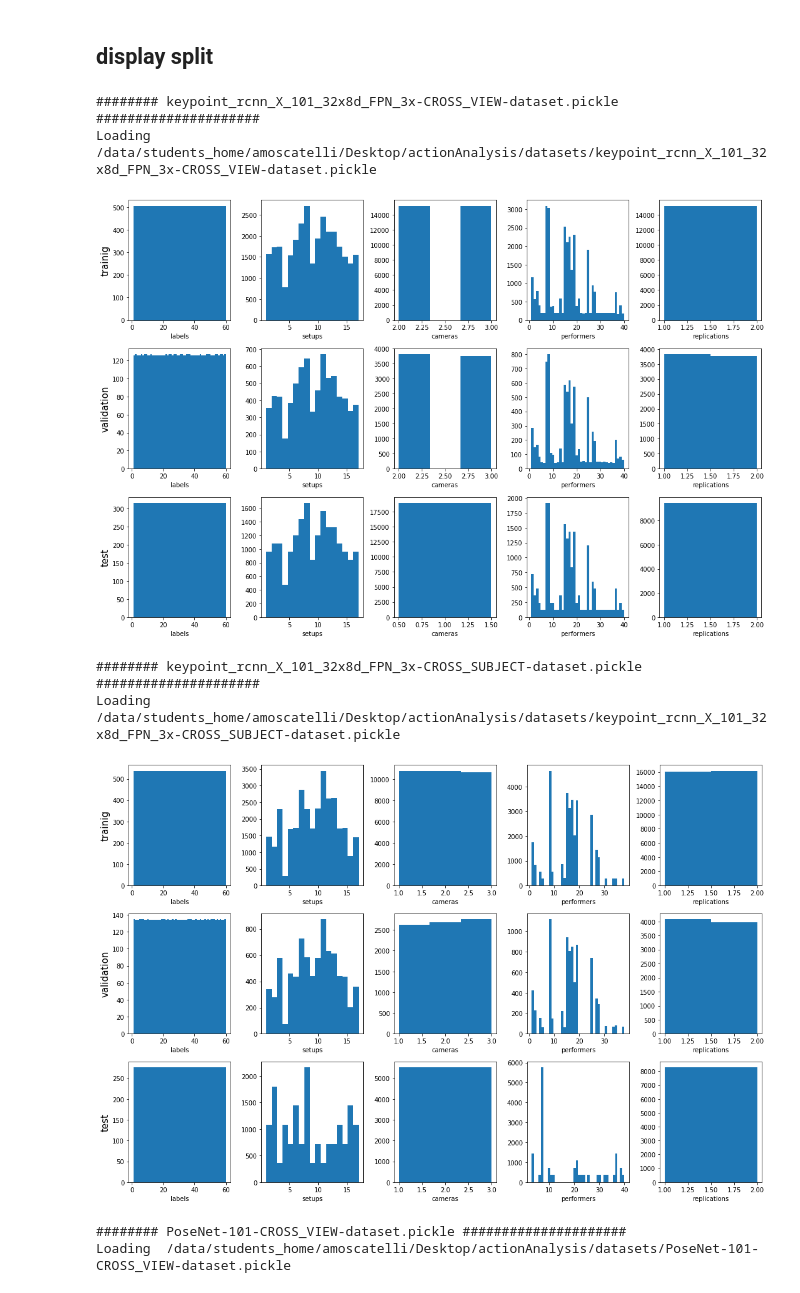
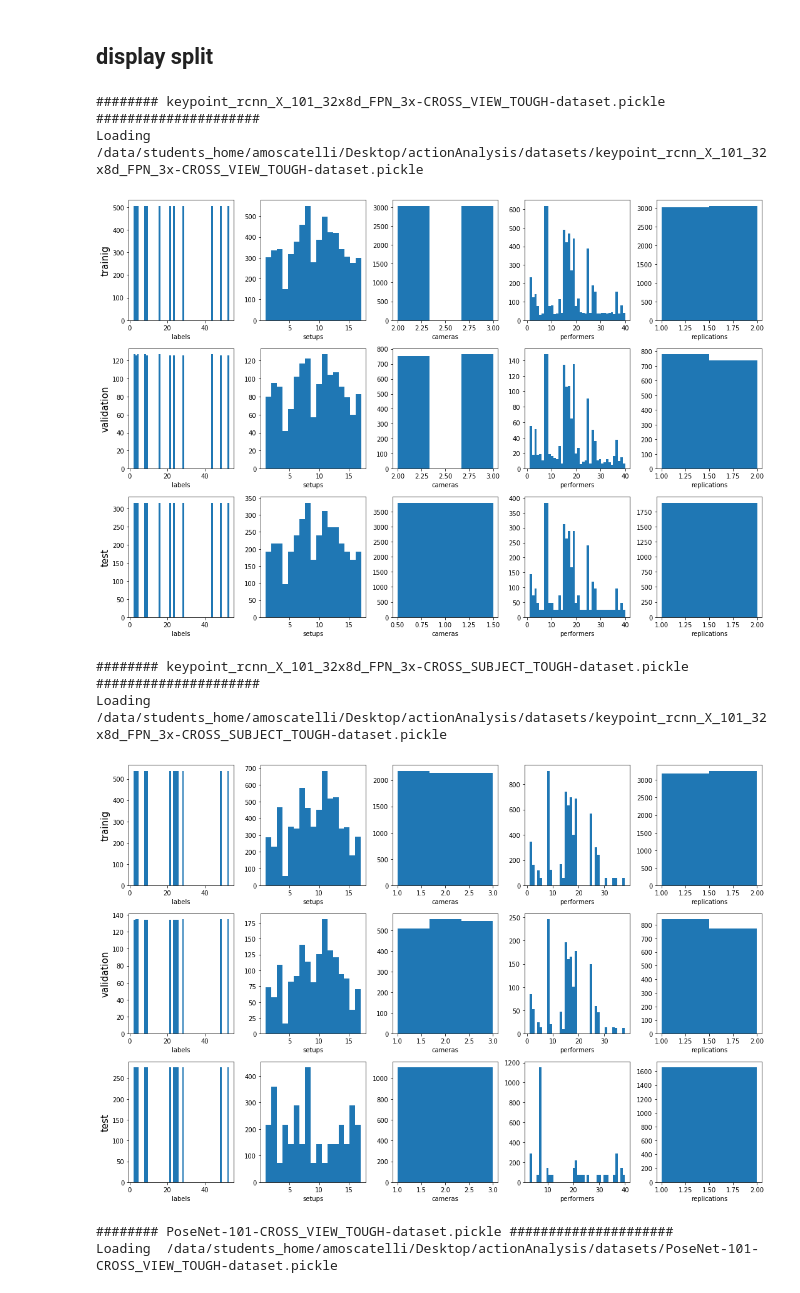
Before and after one commit to Andrea-moscatelli/tesiMagistrale, a Jupyter notebook: src/DatasetCreator.ipynb, the cells around one changed output. Cells and saved outputs as stored; diff of their text form; code cells hidden in the pictures.

```diff
--- a/src/DatasetCreator.ipynb
+++ b/src/DatasetCreator.ipynb
@@ -195,12 +195,12 @@ def extractBestPosesAlongTheVideo(pose_scores_video, keypoint_coords_video, numb
     scorePosesRank = np.mean(alignedPoseScores, axis=0)
     posesIndexRank = scorePosesRank.argsort()[::-1]
 
-    secondPersonDetected = True
+    isSecondPersonDetected = True
     if numberOfPosesToExtract == 1:
         bestPoseKeypointCoords = alignedCoords[:,posesIndexRank[0]]
     elif numberOfPosesToExtract == 2:
         if len(posesIndexRank) == 1:
-            secondPersonDetected = False
+            isSecondPersonDetected = False
             bestPoseKeypointCoords = np.concatenate((
                                                     alignedCoords[:,posesIndexRank[0]],
                                                     np.zeros( #concatenate it with a bunch of zeros whit the same shape
@@ -214,7 +214,7 @@ def extractBestPosesAlongTheVideo(pose_scores_video, keypoint_coords_video, numb
     else:
         raise Exception("So far, it's possible to extract maximum 2 people from the video.")
 
-    return bestPoseKeypointCoords, secondPersonDetected
+    return bestPoseKeypointCoords, isSecondPersonDetected
 # %% [markdown]
 ## PoseNet
 # %%
@@ -262,11 +262,11 @@ def getPoseNetResult(labelsToAnalyse, inputFolder = "/data/students_home/amoscat
 
         numberOfPosesToExtract = 1 if target < 50 else 2
 
-        bestPosesKeypointCoords, secondPersonDetected = extractBestPosesAlongTheVideo(pose_scores_video,
+        bestPosesKeypointCoords, isSecondPersonDetected = extractBestPosesAlongTheVideo(pose_scores_video,
                                                                 keypoint_coords_video,
                                                                 numberOfPosesToExtract)
 
-        if not secondPersonDetected:
+        if not isSecondPersonDetected:
             print("The second person is not recognized in the whole video:", basename(avf))
 
 
@@ -343,11 +343,11 @@ def getDetectronResult(labelsToAnalyse, inputFolder = "/data/students_home/amosc
 
         numberOfPosesToExtract = 1 if target < 50 else 2
 
-        bestPoses, secondPersonDetected = extractBestPosesAlongTheVideo(
+        bestPoses, isSecondPersonDetected = extractBestPosesAlongTheVideo(
             pose_scores_video, keypoint_coords_video, numberOfPosesToExtract
         )
 
-        if not secondPersonDetected:
+        if not isSecondPersonDetected:
             print("The second person is not recognized in the whole video:", basename(avf))
 
 
@@ -1280,19 +1268,21 @@ def checkCorrectnessDatasetCrossView(splitDataset, TRAINING_CAMERAS = [2, 3]):
     cameraTest.sort()
     assert cameraTest == TEST_CAMERAS
 # %%
-with open(DATASET_FOLDER+"PoseNet-101-CROSS_SUBJECT-dataset.pickle","rb") as file_in:
+type_of_cross_subj_dataset = "CROSS_SUBJECT_TOUGH-dataset.pickle"
+type_of_cross_view_dataset = "CROSS_VIEW_TOUGH-dataset.pickle"
+with open(DATASET_FOLDER+"PoseNet-101-"+type_of_cross_subj_dataset,"rb") as file_in:
         posenetCrossSubjectSplit = pickle.load(file_in)
 checkCorrectnessDatasetCrossSubject(posenetCrossSubjectSplit)
 
-with open(DATASET_FOLDER+"PoseNet-101-CROSS_VIEW-dataset.pickle","rb") as file_in:
+with open(DATASET_FOLDER+"PoseNet-101-"+type_of_cross_view_dataset,"rb") as file_in:
         posenetCrossViewSplit = pickle.load(file_in)
 checkCorrectnessDatasetCrossView(posenetCrossViewSplit)
 
-with open(DATASET_FOLDER+"keypoint_rcnn_X_101_32x8d_FPN_3x-CROSS_SUBJECT-dataset.pickle","rb") as file_in:
+with open(DATASET_FOLDER+"keypoint_rcnn_X_101_32x8d_FPN_3x-"+type_of_cross_subj_dataset,"rb") as file_in:
         detectronCrossSubjectSplit = pickle.load(file_in)
 checkCorrectnessDatasetCrossSubject(detectronCrossSubjectSplit)
 
-with open(DATASET_FOLDER+"keypoint_rcnn_X_101_32x8d_FPN_3x-CROSS_VIEW-dataset.pickle","rb") as file_in:
+with open(DATASET_FOLDER+"keypoint_rcnn_X_101_32x8d_FPN_3x-"+type_of_cross_view_dataset,"rb") as file_in:
         detectronCrossViewSplit = pickle.load(file_in)
 checkCorrectnessDatasetCrossView(detectronCrossViewSplit)
 print("DONE")
@@ -1371,40 +1356,43 @@ testSet_1[2],testSet_2[2]
 # %%
 import matplotlib.pyplot as plt
 import pickle
 
+type_of_cross_subj_dataset = "CROSS_SUBJECT_TOUGH-dataset.pickle"
+type_of_cross_view_dataset = "CROSS_VIEW_TOUGH-dataset.pickle"
+
 DATASET_FOLDER = "/data/students_home/amoscatelli/Desktop/actionAnalysis/datasets/"
 datasetNames = [
-    "keypoint_rcnn_X_101_32x8d_FPN_3x-CROSS_VIEW-dataset.pickle",
-    "keypoint_rcnn_X_101_32x8d_FPN_3x-CROSS_SUBJECT-dataset.pickle",
-    "PoseNet-101-CROSS_VIEW-dataset.pickle",
-    "PoseNet-101-CROSS_SUBJECT-dataset.pickle"
+    "keypoint_rcnn_X_101_32x8d_FPN_3x-"+type_of_cross_view_dataset,
+    "keypoint_rcnn_X_101_32x8d_FPN_3x-"+type_of_cross_subj_dataset,
+    "PoseNet-101-"+type_of_cross_view_dataset,
+    "PoseNet-101-"+type_of_cross_subj_dataset
 ]
 
 for datasetName in datasetNames:
     print("######## {} #####################".format(datasetName))
     datasetPath = DATASET_FOLDER+datasetName
     print("Loading ",datasetPath)
     with open(datasetPath,"rb") as file_in:
             read_train_set, read_val_set, read_test_set = pickle.load(file_in)
 
 
     xLabels = ["labels", "setups", "cameras", "performers", "replications"]
     yLabels = ["trainig", "validation", "test"]
     fig, axes = plt.subplots(nrows=3, ncols=5)
     fig.set_size_inches(15,10)
     for ids, dataSet in enumerate([read_train_set, read_val_set, read_test_set]):
         axes[ids][0].set_ylabel(yLabels[ids],fontsize = 15)
         for iid, data in enumerate(dataSet[1:]):
             axes[ids][iid].set_xlabel(xLabels[iid],fontsize = 10)
             axes[ids][iid].hist(data, bins = max(data))
     fig.tight_layout()
     plt.show()
 # %% [output]
-######## keypoint_rcnn_X_101_32x8d_FPN_3x-CROSS_VIEW-dataset.pickle #####################
-Loading  /data/students_home/amoscatelli/Desktop/actionAnalysis/datasets/keypoint_rcnn_X_101_32x8d_FPN_3x-CROSS_VIEW-dataset.pickle
+######## keypoint_rcnn_X_101_32x8d_FPN_3x-CROSS_VIEW_TOUGH-dataset.pickle #####################
+Loading  /data/students_home/amoscatelli/Desktop/actionAnalysis/datasets/keypoint_rcnn_X_101_32x8d_FPN_3x-CROSS_VIEW_TOUGH-dataset.pickle
-[figure, old version]
+[figure, new version]
-######## keypoint_rcnn_X_101_32x8d_FPN_3x-CROSS_SUBJECT-dataset.pickle #####################
-Loading  /data/students_home/amoscatelli/Desktop/actionAnalysis/datasets/keypoint_rcnn_X_101_32x8d_FPN_3x-CROSS_SUBJECT-dataset.pickle
+######## keypoint_rcnn_X_101_32x8d_FPN_3x-CROSS_SUBJECT_TOUGH-dataset.pickle #####################
+Loading  /data/students_home/amoscatelli/Desktop/actionAnalysis/datasets/keypoint_rcnn_X_101_32x8d_FPN_3x-CROSS_SUBJECT_TOUGH-dataset.pickle
-[figure, old version]
+[figure, new version]
-######## PoseNet-101-CROSS_VIEW-dataset.pickle #####################
-Loading  /data/students_home/amoscatelli/Desktop/actionAnalysis/datasets/PoseNet-101-CROSS_VIEW-dataset.pickle
+######## PoseNet-101-CROSS_VIEW_TOUGH-dataset.pickle #####################
+Loading  /data/students_home/amoscatelli/Desktop/actionAnalysis/datasets/PoseNet-101-CROSS_VIEW_TOUGH-dataset.pickle
```
Also changed, not shown: parts of 6 cells of this notebook, 6 other files.
